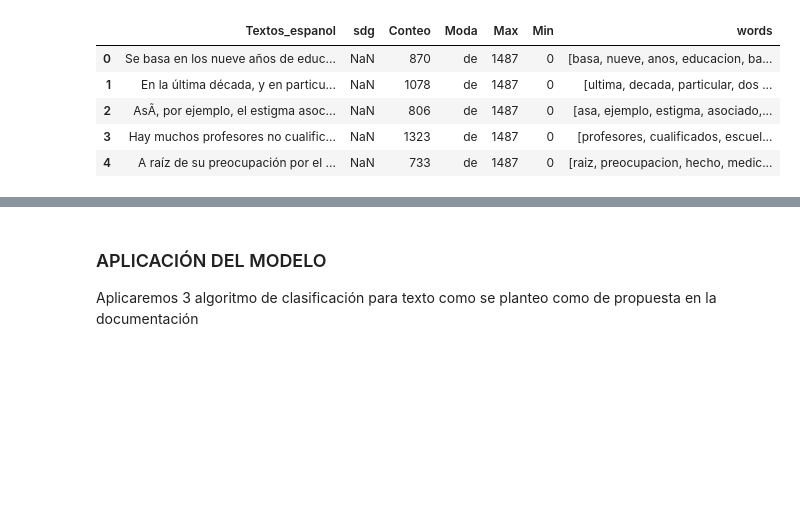
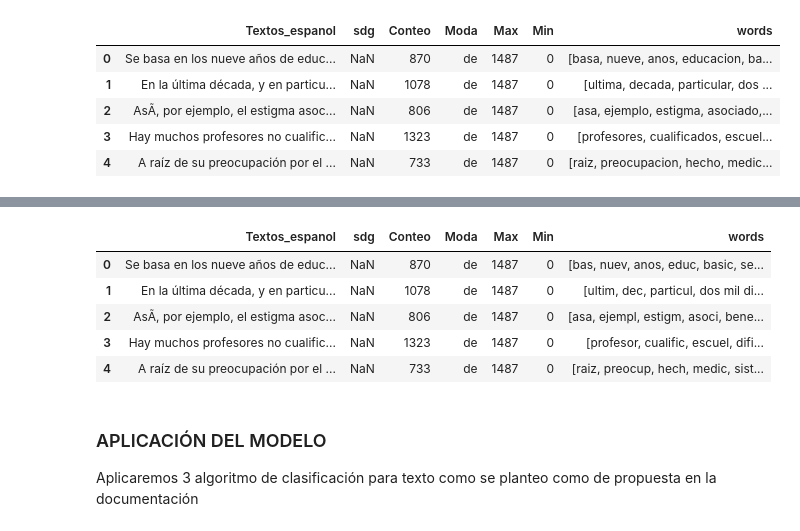
Before and after one commit to JuanCaGC/Proyecto1-BI202302, a Jupyter notebook: Proyecto1/Proyecto1.ipynb, the cells around one changed output, grey strips where cells are left out. Drawn from its saved outputs; the diff is of its cells as text; code cells hidden in the pictures; blank space fills up the shorter version.

```diff
--- a/Proyecto1/Proyecto1.ipynb
+++ b/Proyecto1/Proyecto1.ipynb
@@ -185,3 +213,9 @@ textos.head()
 | 4 | A raíz de su preocupación por el ... | NaN | 733 | de | 1487 | 0 | [raiz, preocupacion, hecho, medic... |
 # %%
 #Normalización
+stemmer = SnowballStemmer('spanish')
+# %%
+
+def stem_words(words):
+    """Stem words in list of tokenized words using NLTK"""
+    return [stemmer.stem(word) for word in words]
@@ -188,3 +243,28 @@ textos.head()
+# %%
+import spacy
+
+# Inicializar el modelo de spaCy para español
+nlp = spacy.load('es_core_news_sm')
+
+def lemmatize_verbs(words):
+    """Lemmatize verbs in list of tokenized words using spaCy for Spanish"""
+    doc = nlp(" ".join(words))
+    return [token.lemma_ if token.pos_ == 'VERB' else token.text for token in doc]
+# %%
+def stem_and_lemmatize(words):
+    stems = stem_words(words)
+    lemmas = lemmatize_verbs(words)
+    return stems + lemmas
+# %%
+textos['words'] = textos['words'].apply(stem_and_lemmatize) #Aplica lematización y Eliminación de Prefijos y Sufijos.
+textos.head()
+# %% [output]
+|  | Textos_espanol | sdg | Conteo | Moda | Max | Min | words |
+| 0 | Se basa en los nueve años de educ... | NaN | 870 | de | 1487 | 0 | [bas, nuev, anos, educ, basic, se... |
+| 1 | En la última década, y en particu... | NaN | 1078 | de | 1487 | 0 | [ultim, dec, particul, dos mil di... |
+| 2 | AsÃ, por ejemplo, el estigma asoc... | NaN | 806 | de | 1487 | 0 | [asa, ejempl, estigm, asoci, bene... |
+| 3 | Hay muchos profesores no cualific... | NaN | 1323 | de | 1487 | 0 | [profesor, cualific, escuel, difi... |
+| 4 | A raíz de su preocupación por el ... | NaN | 733 | de | 1487 | 0 | [raiz, preocup, hech, medic, sist... |
 # %% [markdown]
 ### APLICACIÓN DEL MODELO
 Aplicaremos 3 algoritmo de clasificación para texto como se planteo como de propuesta en la documentación
```
Also changed, not shown: parts of 3 cells of this notebook.
